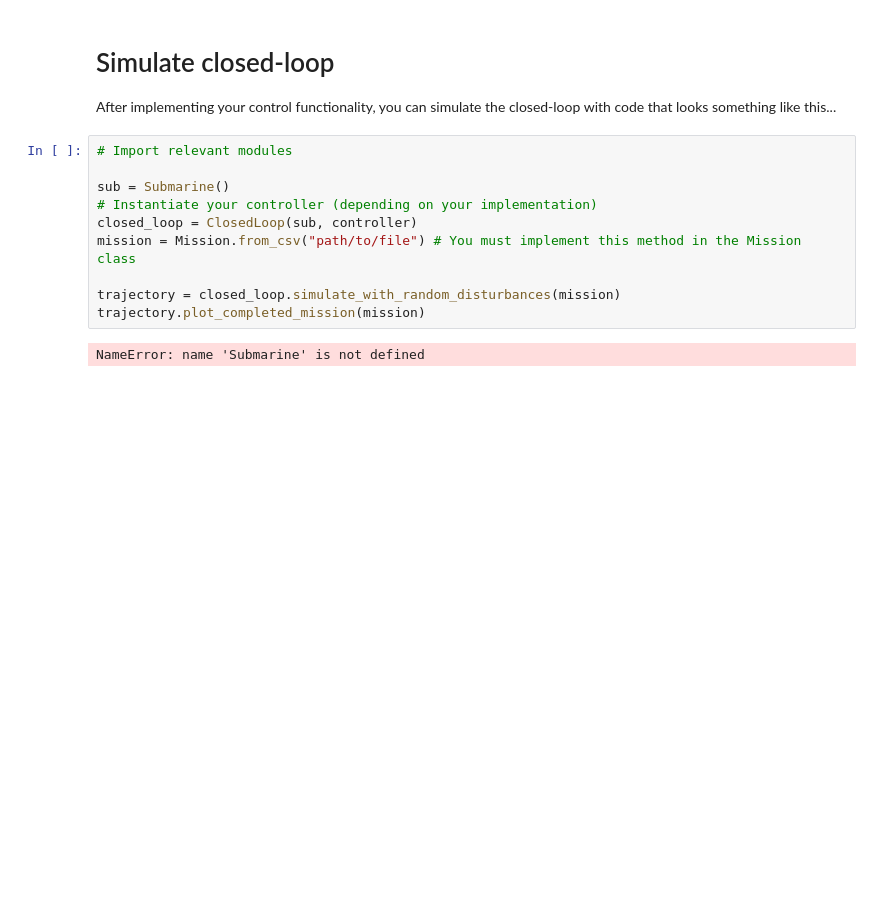
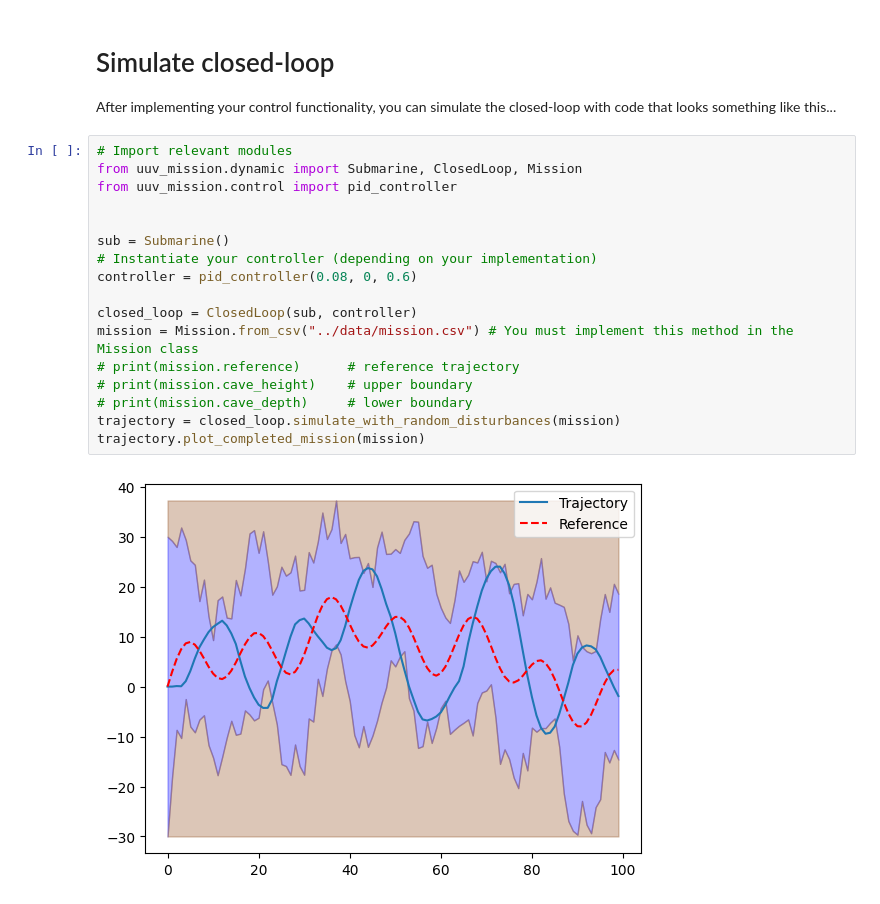
Before and after one commit to hANK522/b1-coding-practical-mt24, a Jupyter notebook: notebooks/demo.ipynb, the cells around one changed output. Cells and saved outputs as stored; diff of their text form; blank space fills up the shorter version.

```diff
--- a/notebooks/demo.ipynb
+++ b/notebooks/demo.ipynb
@@ -11,13 +23,20 @@ print(sys.path)
 After implementing your control functionality, you can simulate the closed-loop with code that looks something like this...
 # %%
 # Import relevant modules
+from uuv_mission.dynamic import Submarine, ClosedLoop, Mission
+from uuv_mission.control import pid_controller
+
 
 sub = Submarine()
 # Instantiate your controller (depending on your implementation)
+controller = pid_controller(0.08, 0, 0.6)
+
 closed_loop = ClosedLoop(sub, controller)
-mission = Mission.from_csv("path/to/file") # You must implement this method in the Mission class
-
+mission = Mission.from_csv("../data/mission.csv") # You must implement this method in the Mission class
+# print(mission.reference)      # reference trajectory
+# print(mission.cave_height)    # upper boundary
+# print(mission.cave_depth)     # lower boundary
 trajectory = closed_loop.simulate_with_random_disturbances(mission)
 trajectory.plot_completed_mission(mission)
 # %% [output]
-NameError: name 'Submarine' is not defined
+[figure, added]
```
Also changed, not shown: parts of 2 cells of this notebook, 2 other files.
